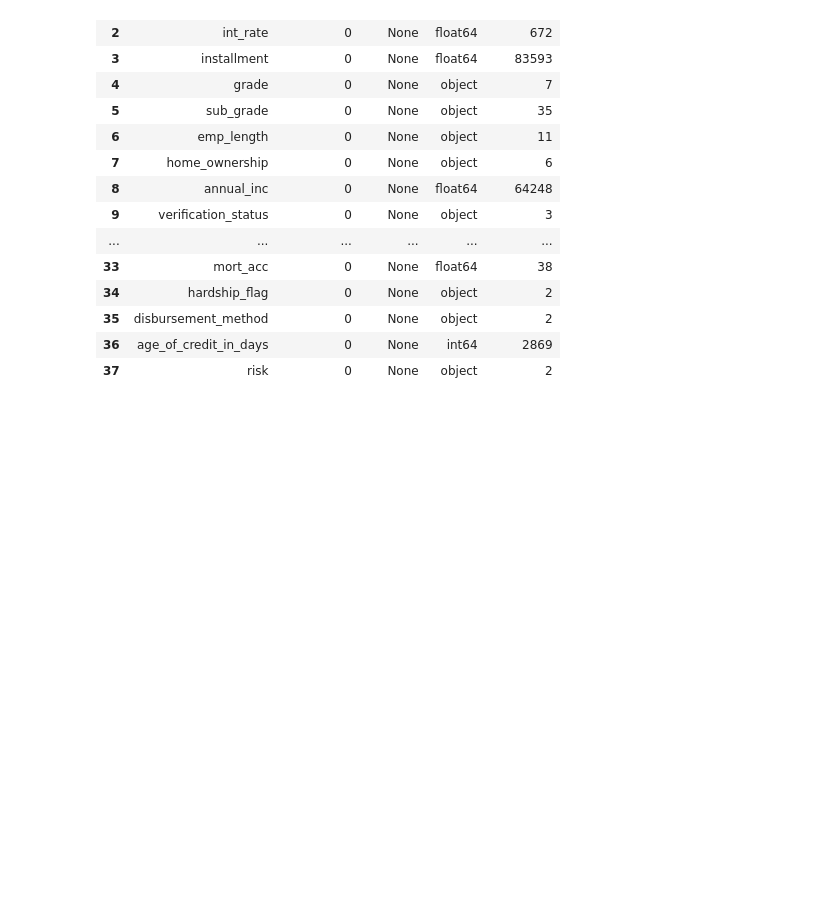
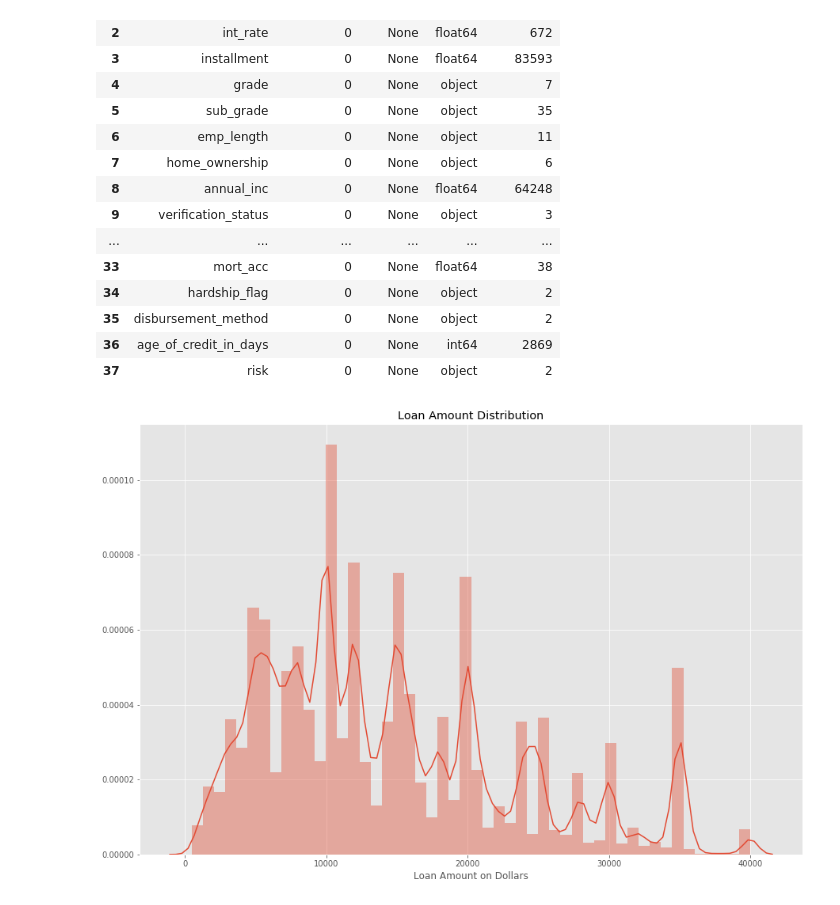
Before and after one commit to sanatanonline/pynb-codes, a Jupyter notebook: src/lending club/02 Initial EDA.ipynb, the cells around one changed output. Saved outputs shown, nothing was run; the diff lists cells and outputs as text; code cells hidden in the pictures; blank space fills up the shorter version.

```diff
--- a/src/lending club/02 Initial EDA.ipynb
+++ b/src/lending club/02 Initial EDA.ipynb
@@ -79,3 +79,16 @@ display(HTML(loan_data_info.to_html()))
 | 35 | disbursement_method | 0 | None | object | 2 |
 | 36 | age_of_credit_in_days | 0 | None | int64 | 2869 |
 | 37 | risk | 0 | None | object | 2 |
+# %%
+'''Loan Amount Distribution'''
+plt.style.use('ggplot')
+plt.figure(figsize=(15, 10))
+
+sns.distplot(loan_data['loan_amnt'])
+
+plt.xlabel("Loan Amount on Dollars")
+plt.title("Loan Amount Distribution")
+
+plt.show()
+# %% [output]
+[figure, added]
```
Also changed, not shown: parts of 1 cell of this notebook.
